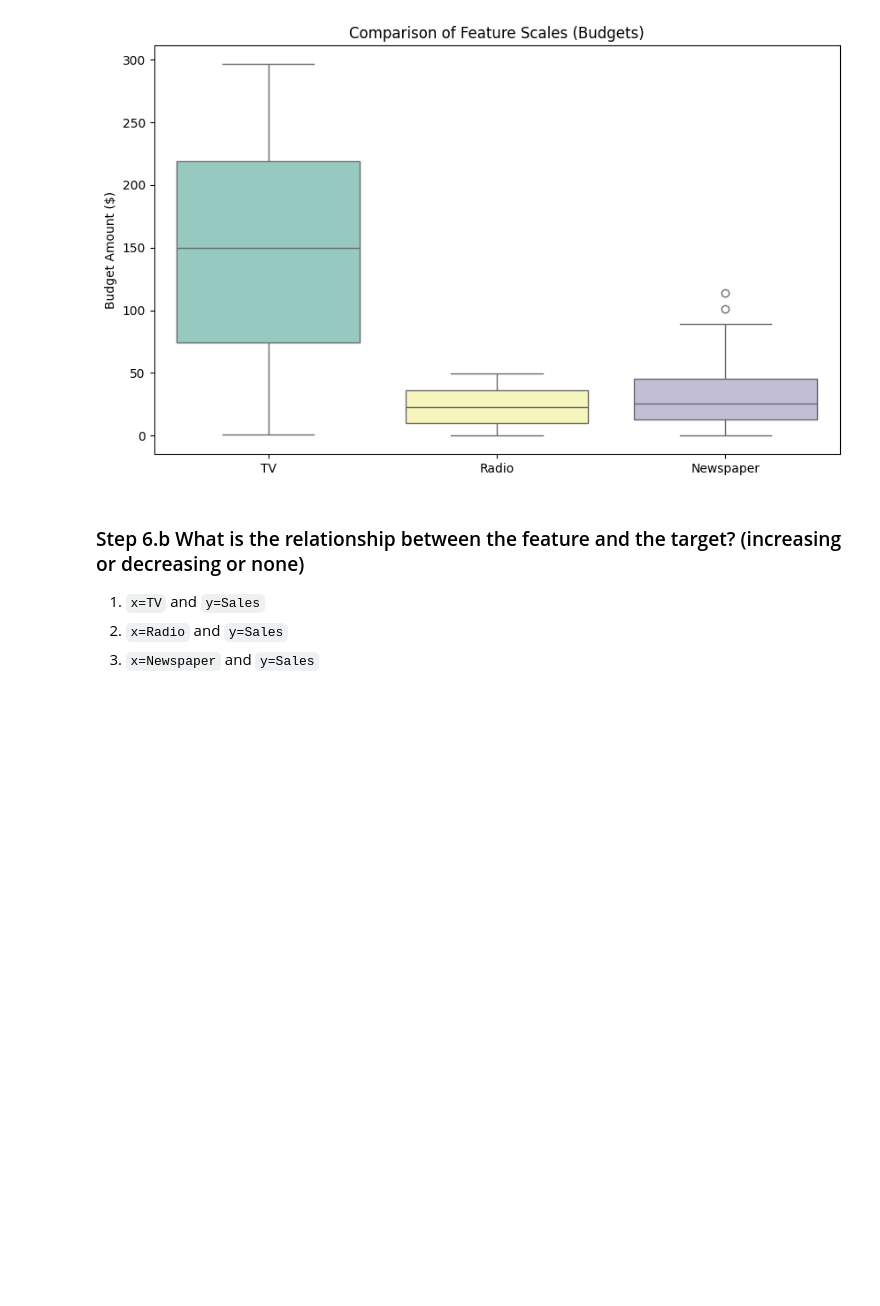
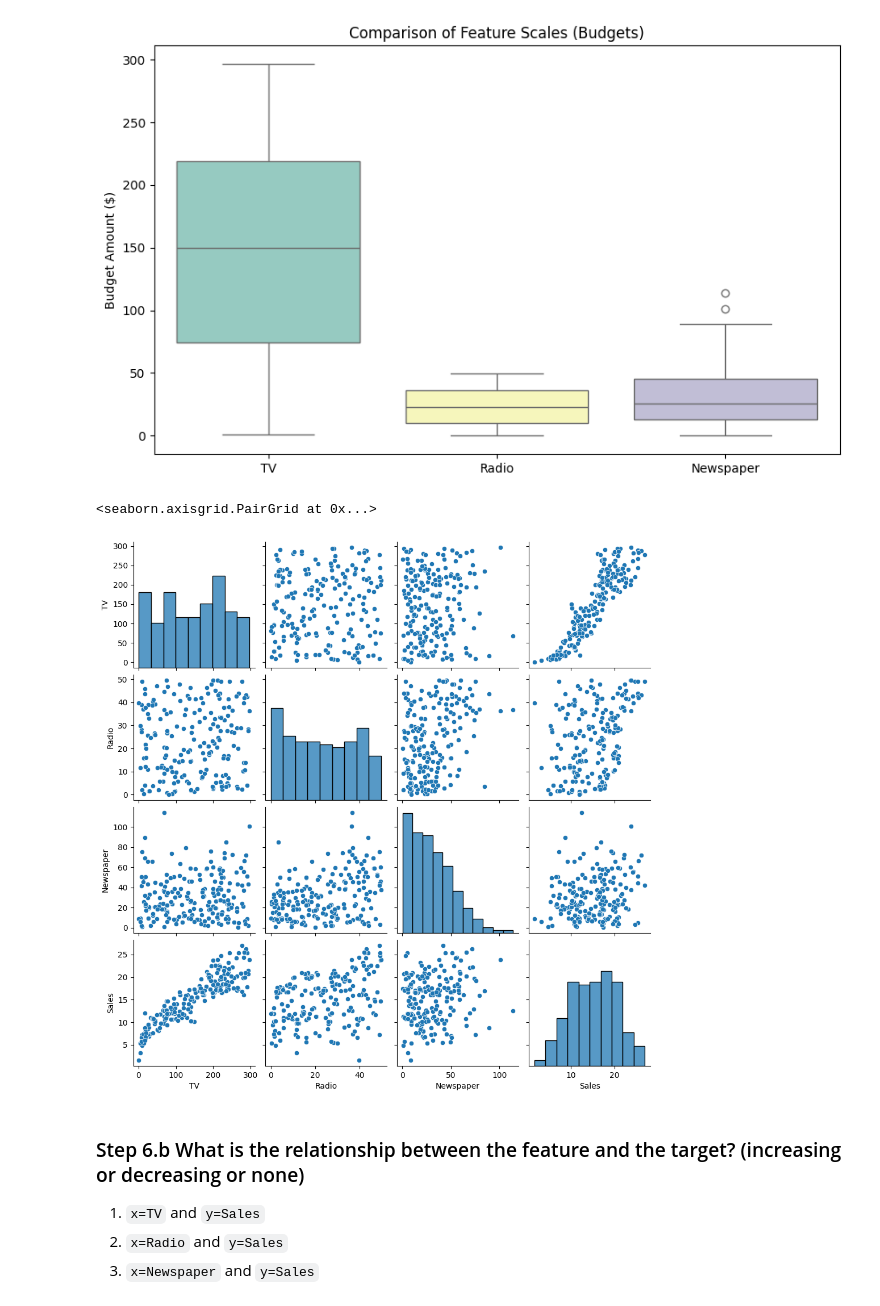
Before and after one commit to MonaMashta/AAI, a Jupyter notebook: student/ML/ex1_multi_reg.ipynb, the cells around one changed output. Saved outputs shown, nothing was run; the diff lists cells and outputs as text; code cells hidden in the pictures; blank space fills up the shorter version.

```diff
--- a/student/ML/ex1_multi_reg.ipynb
+++ b/student/ML/ex1_multi_reg.ipynb
@@ -117,6 +117,11 @@ plt.ylabel('Budget Amount ($)')
 # %% [output]
 Text(0, 0.5, 'Budget Amount ($)')
 [figure]
+# %%
+sns.pairplot(df)
+# %% [output]
+<seaborn.axisgrid.PairGrid at 0x...>
+[figure, added]
 # %% [markdown]
 ### Step 6.b What is the relationship between the feature and the target? (increasing or decreasing or none)
 
```
Also changed, not shown: parts of 9 cells of this notebook.
